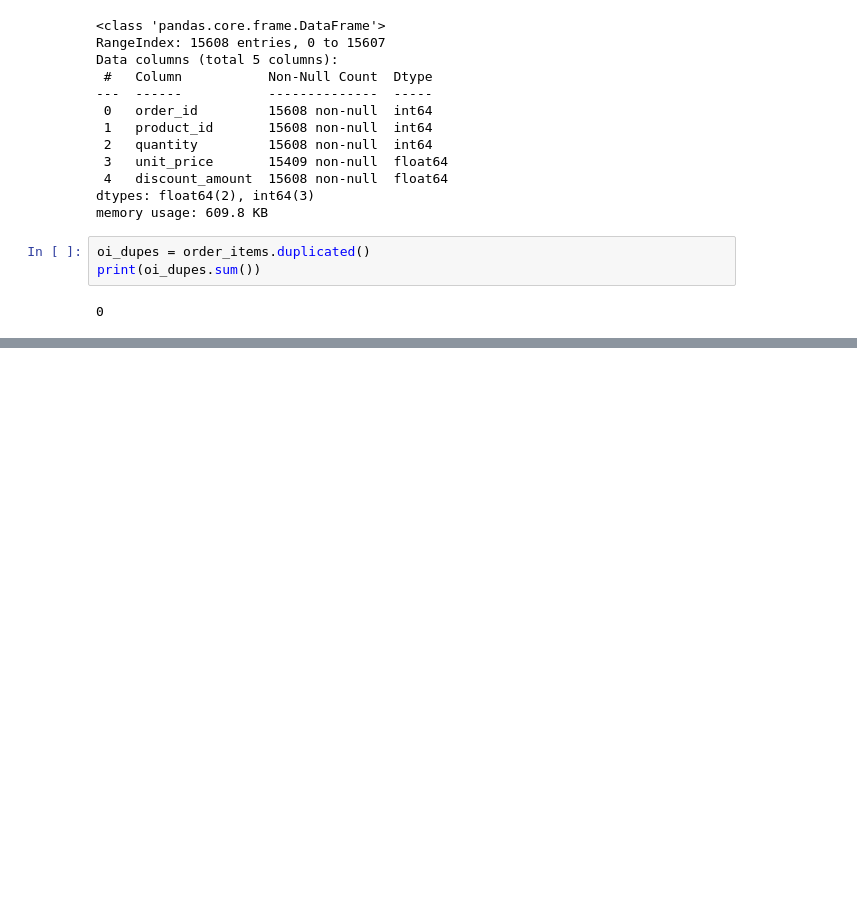
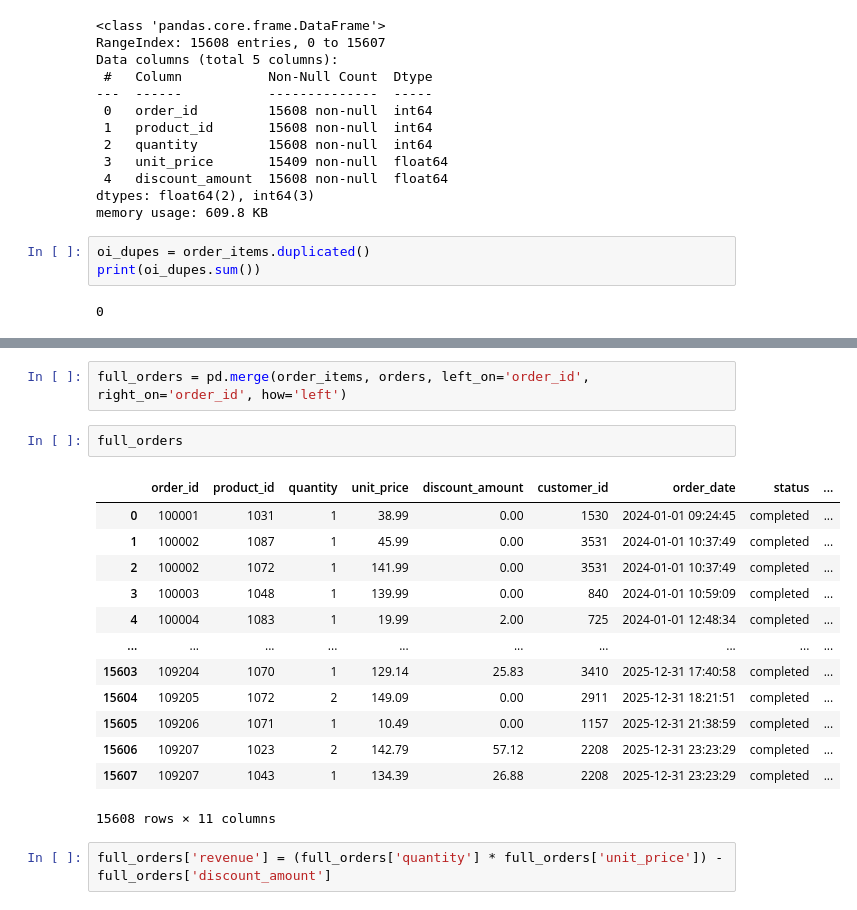
Before and after one commit to Mohamed-Shaheedullah/wayfair-python-analysis, a Jupyter notebook: wayfair-analysis.ipynb, the cells around one changed output, grey strips where cells are left out. Cells and saved outputs as stored; diff of their text form; blank space fills up the shorter version.

Commit message:
left joiin order_items and orders, new col revenue

```diff
--- a/wayfair-analysis.ipynb
+++ b/wayfair-analysis.ipynb
@@ -191,0 +201,20 @@ print(oi_dupes.sum())
+# %%
+full_orders = pd.merge(order_items, orders, left_on='order_id', right_on='order_id', how='left')
+# %%
+full_orders
+# %% [output]
+|  | order_id | product_id | quantity | unit_price | discount_amount | customer_id | order_date | status | ... |
+| 0 | 100001 | 1031 | 1 | 38.99 | 0.00 | 1530 | 2024-01-01 09:24:45 | completed | ... |
+| 1 | 100002 | 1087 | 1 | 45.99 | 0.00 | 3531 | 2024-01-01 10:37:49 | completed | ... |
+| 2 | 100002 | 1072 | 1 | 141.99 | 0.00 | 3531 | 2024-01-01 10:37:49 | completed | ... |
+| 3 | 100003 | 1048 | 1 | 139.99 | 0.00 | 840 | 2024-01-01 10:59:09 | completed | ... |
+| 4 | 100004 | 1083 | 1 | 19.99 | 2.00 | 725 | 2024-01-01 12:48:34 | completed | ... |
+| ... | ... | ... | ... | ... | ... | ... | ... | ... | ... |
+| 15603 | 109204 | 1070 | 1 | 129.14 | 25.83 | 3410 | 2025-12-31 17:40:58 | completed | ... |
+| 15604 | 109205 | 1072 | 2 | 149.09 | 0.00 | 2911 | 2025-12-31 18:21:51 | completed | ... |
+| 15605 | 109206 | 1071 | 1 | 10.49 | 0.00 | 1157 | 2025-12-31 21:38:59 | completed | ... |
+| 15606 | 109207 | 1023 | 2 | 142.79 | 57.12 | 2208 | 2025-12-31 23:23:29 | completed | ... |
+| 15607 | 109207 | 1043 | 1 | 134.39 | 26.88 | 2208 | 2025-12-31 23:23:29 | completed | ... |
+15608 rows × 11 columns
+# %%
+full_orders['revenue'] = (full_orders['quantity'] * full_orders['unit_price']) - full_orders['discount_amount']
```
Also changed, not shown: parts of 3 cells of this notebook.
